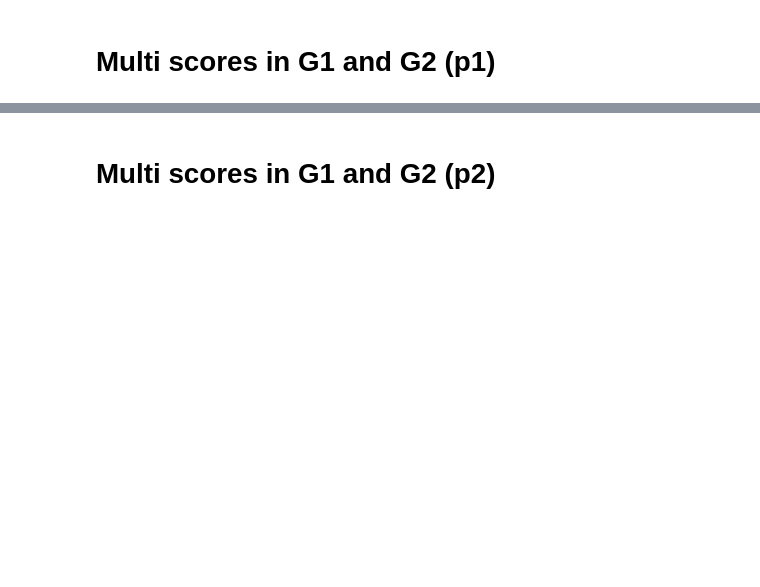
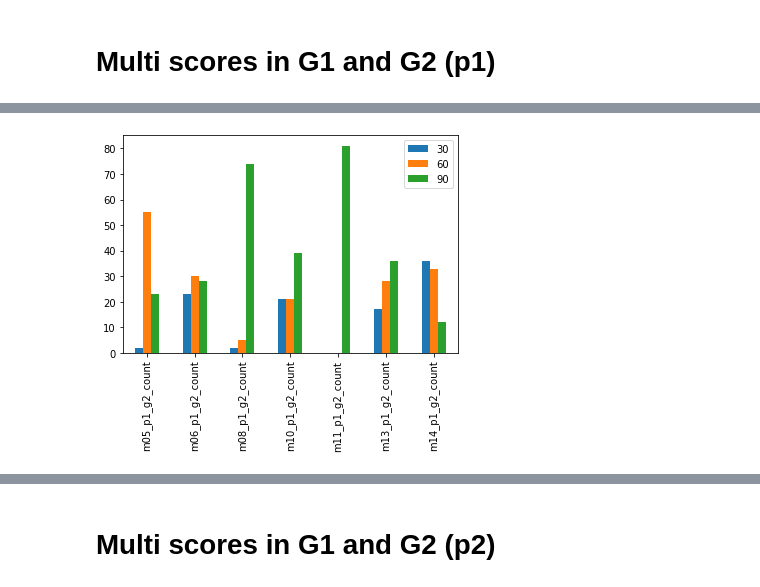
Before and after one commit to baryos/MAB, a Jupyter notebook: MAB4.ipynb, the cells around one changed output, grey strips where cells are left out. Drawn from its saved outputs; the diff is of its cells as text; code cells hidden in the pictures; blank space fills up the shorter version.

```diff
--- a/MAB4.ipynb
+++ b/MAB4.ipynb
@@ -952,0 +1151,5 @@ mp1_scores_2_std
+# %%
+mp1_g2_counts = pd.DataFrame([m05_p1_g2_count, m06_p1_g2_count, m08_p1_g2_count,
+                           m10_p1_g2_count, m11_p1_g2_count, m13_p1_g2_count, m14_p1_g2_count],
+         index=['m05_p1_g2_count', 'm06_p1_g2_count', 'm08_p1_g2_count', 'm10_p1_g2_count', 'm11_p1_g2_count',
+                'm13_p1_g2_count', 'm14_p1_g2_count'])
@@ -952,0 +1167,4 @@ mp1_scores_2_std
+# %%
+mp1_g2_counts_bar = mp1_g2_counts.plot.bar()
+# %% [output]
+[figure, added]
```
Also changed, not shown: parts of 179 cells of this notebook, 4 other files.
